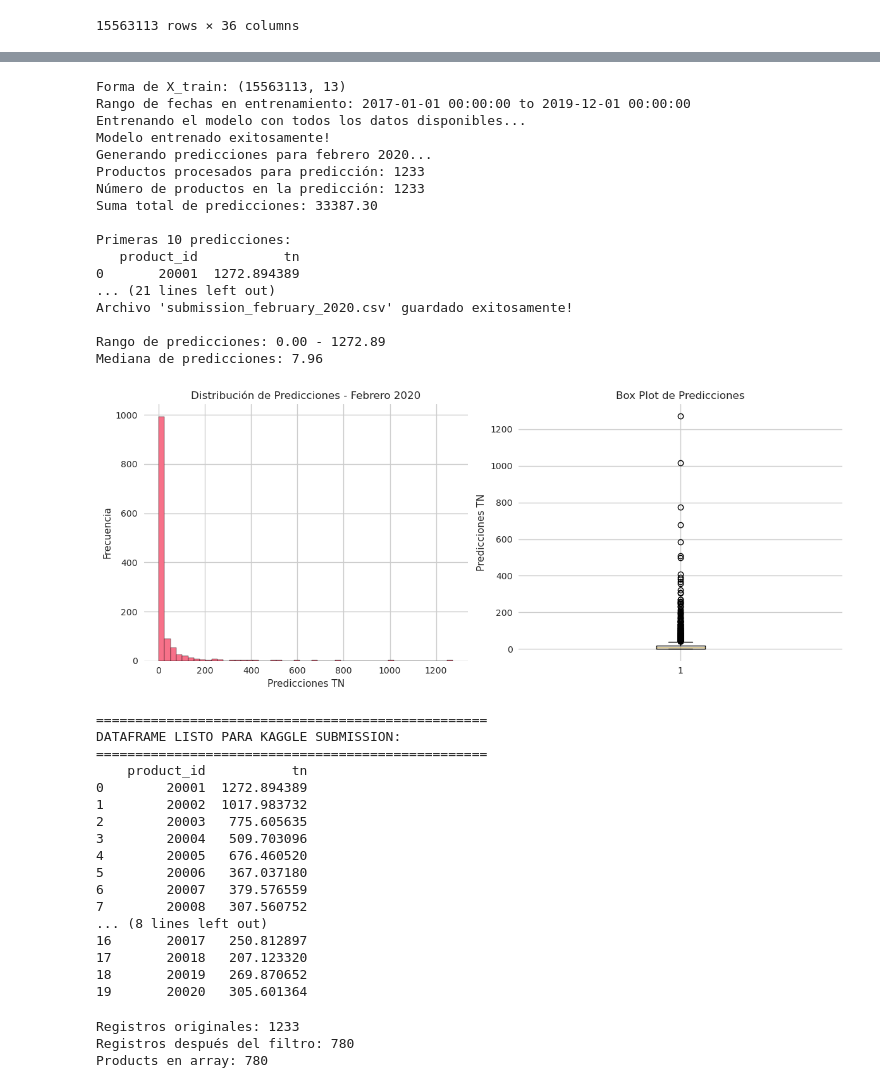
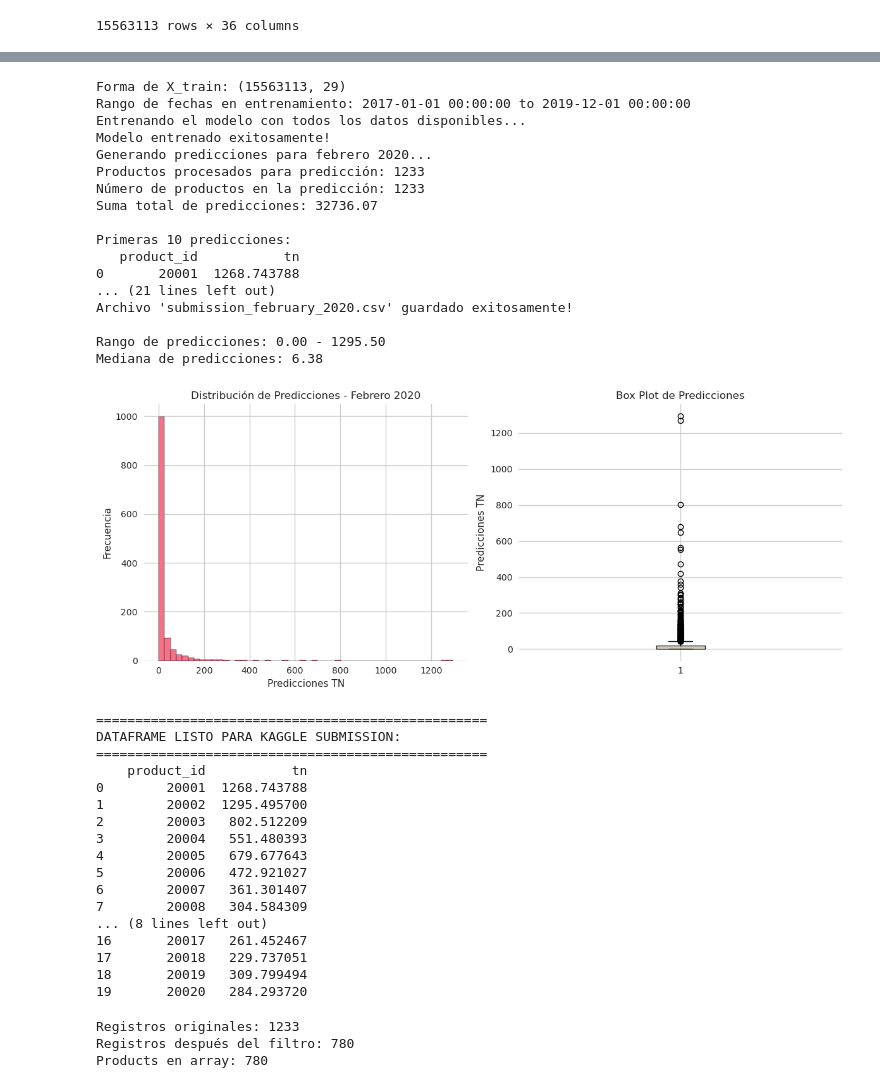
Before and after one commit to federico-syngenta/labo3-2025r, a Jupyter notebook: Nootebook/05_Multi_Sales_MOD_Worflow.ipynb, the cells around one changed output, grey strips where cells are left out. Saved outputs shown, nothing was run; the diff lists cells and outputs as text; code cells hidden in the pictures.

```diff
--- a/Nootebook/05_Multi_Sales_MOD_Worflow.ipynb
+++ b/Nootebook/05_Multi_Sales_MOD_Worflow.ipynb
@@ -1238,7 +1238,7 @@ data_train['month'] = data_train['periodo'].dt.month
 data_train['months_since_start'] = (data_train['periodo'] - data_train['periodo'].min()).dt.days // 30
 
 # Definir las características a utilizar
-numeric_features = ['months_since_start', 'year', 'month', 'customer_id', 'sku_size','year','month','quarter','is_december','is_january',	'months_since_start',	'month_sin'	,'month_cos'	,'quarter_sin',	'quarter_cos',	'tn_lag_3',	'tn_lag_6',	'tn_lag_12',	'tn_rolling_mean_3',	'tn_rolling_std_3',	'tn_rolling_max_3',	'tn_rolling_mean_6'	,'tn_rolling_std_6',	'tn_rolling_max_6',	'tn_rolling_mean_12'	,'tn_rolling_std_12'	,'tn_rolling_max_12']
+numeric_features = [  'customer_id', 'sku_size','year','month','quarter','is_december','is_january',	'months_since_start',	'month_sin'	,'month_cos'	,'quarter_sin',	'quarter_cos',	'tn_lag_3',	'tn_lag_6',	'tn_lag_12',	'tn_rolling_mean_3',	'tn_rolling_std_3',	'tn_rolling_max_3',	'tn_rolling_mean_6'	,'tn_rolling_std_6',	'tn_rolling_max_6',	'tn_rolling_mean_12'	,'tn_rolling_std_12'	,'tn_rolling_max_12']
 categorical_features = ['product_id', 'cat1', 'cat2', 'cat3', 'brand']
 features = numeric_features + categorical_features
 
@@ -1460,8 +1454,7 @@ data_train['month'] = data_train['periodo'].dt.month
 data_train['months_since_start'] = (data_train['periodo'] - data_train['periodo'].min()).dt.days // 30
 
 # Definir las características a utilizar
-numeric_features = ['months_since_start', 'year', 'month', 'customer_id', 'sku_size',
-                   'tn_rolling_mean_3', 'tn_rolling_mean_6', 'tn_rolling_mean_12']
+numeric_features = [  'customer_id', 'sku_size','year','month','quarter','is_december','is_january',	'months_since_start',	'month_sin'	,'month_cos'	,'quarter_sin',	'quarter_cos',	'tn_lag_3',	'tn_lag_6',	'tn_lag_12',	'tn_rolling_mean_3',	'tn_rolling_std_3',	'tn_rolling_max_3',	'tn_rolling_mean_6'	,'tn_rolling_std_6',	'tn_rolling_max_6',	'tn_rolling_mean_12'	,'tn_rolling_std_12'	,'tn_rolling_max_12']
 categorical_features = ['product_id', 'cat1', 'cat2', 'cat3', 'brand']
 features = numeric_features + categorical_features
 
@@ -1588,56 +1581,56 @@ plt.hist(kaggle_submission['tn'], bins=50, edgecolor='black')
 plt.xlabel('Predicciones TN')
 plt.ylabel('Frecuencia')
 plt.title('Distribución de Predicciones - Febrero 2020')
 
 plt.subplot(1, 2, 2)
 plt.boxplot(kaggle_submission['tn'])
 plt.ylabel('Predicciones TN')
 plt.title('Box Plot de Predicciones')
 
 plt.tight_layout()
 plt.show()
 
 # Mostrar el DataFrame final listo para Kaggle
 print("\n" + "="*50)
 print("DATAFRAME LISTO PARA KAGGLE SUBMISSION:")
 print("="*50)
 print(kaggle_submission.head(20))
 # %% [output]
-Forma de X_train: (15563113, 13)
+Forma de X_train: (15563113, 29)
 Rango de fechas en entrenamiento: 2017-01-01 00:00:00 to 2019-12-01 00:00:00
 Entrenando el modelo con todos los datos disponibles...
 Modelo entrenado exitosamente!
 Generando predicciones para febrero 2020...
 Productos procesados para predicción: 1233
 Número de productos en la predicción: 1233
-Suma total de predicciones: 33387.30
+Suma total de predicciones: 32736.07
 
 Primeras 10 predicciones:
    product_id           tn
-0       20001  1272.894389
+0       20001  1268.743788
 ... (21 lines left out)
 Archivo 'submission_february_2020.csv' guardado exitosamente!
 
-Rango de predicciones: 0.00 - 1272.89
-Mediana de predicciones: 7.96
+Rango de predicciones: 0.00 - 1295.50
+Mediana de predicciones: 6.38
-[figure, old version]
+[figure, new version]
 ==================================================
 DATAFRAME LISTO PARA KAGGLE SUBMISSION:
 ==================================================
     product_id           tn
-0        20001  1272.894389
-1        20002  1017.983732
-2        20003   775.605635
-3        20004   509.703096
-4        20005   676.460520
-5        20006   367.037180
-6        20007   379.576559
-7        20008   307.560752
+0        20001  1268.743788
+1        20002  1295.495700
+2        20003   802.512209
+3        20004   551.480393
+4        20005   679.677643
+5        20006   472.921027
+6        20007   361.301407
+7        20008   304.584309
 ... (8 lines left out)
-16       20017   250.812897
-17       20018   207.123320
-18       20019   269.870652
-19       20020   305.601364
+16       20017   261.452467
+17       20018   229.737051
+18       20019   309.799494
+19       20020   284.293720
 # %%
 # Filtrar y guardar
 filtered_df = kaggle_submission[kaggle_submission['product_id'].isin(predict_products_list)]
```
Also changed, not shown: parts of 2 cells of this notebook.
